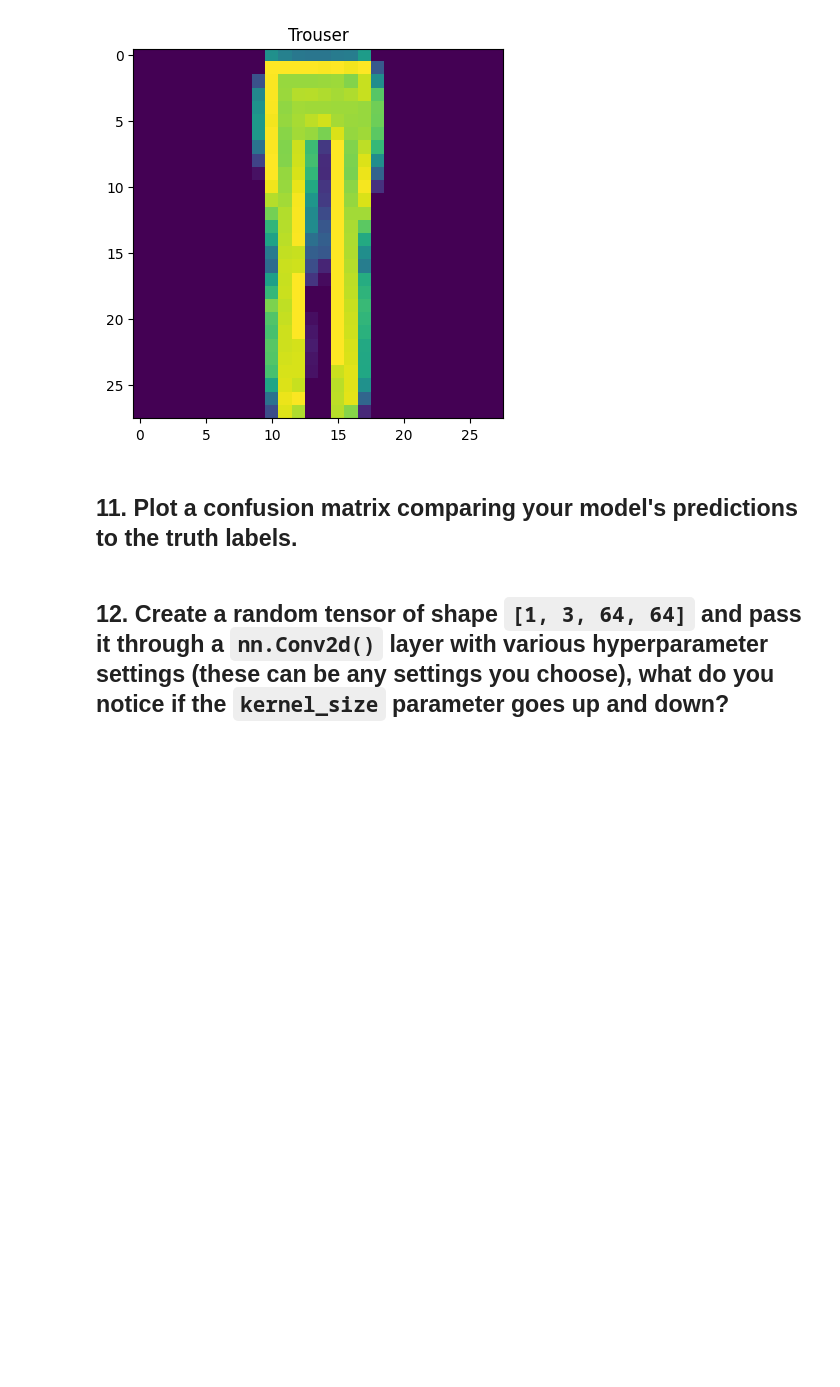
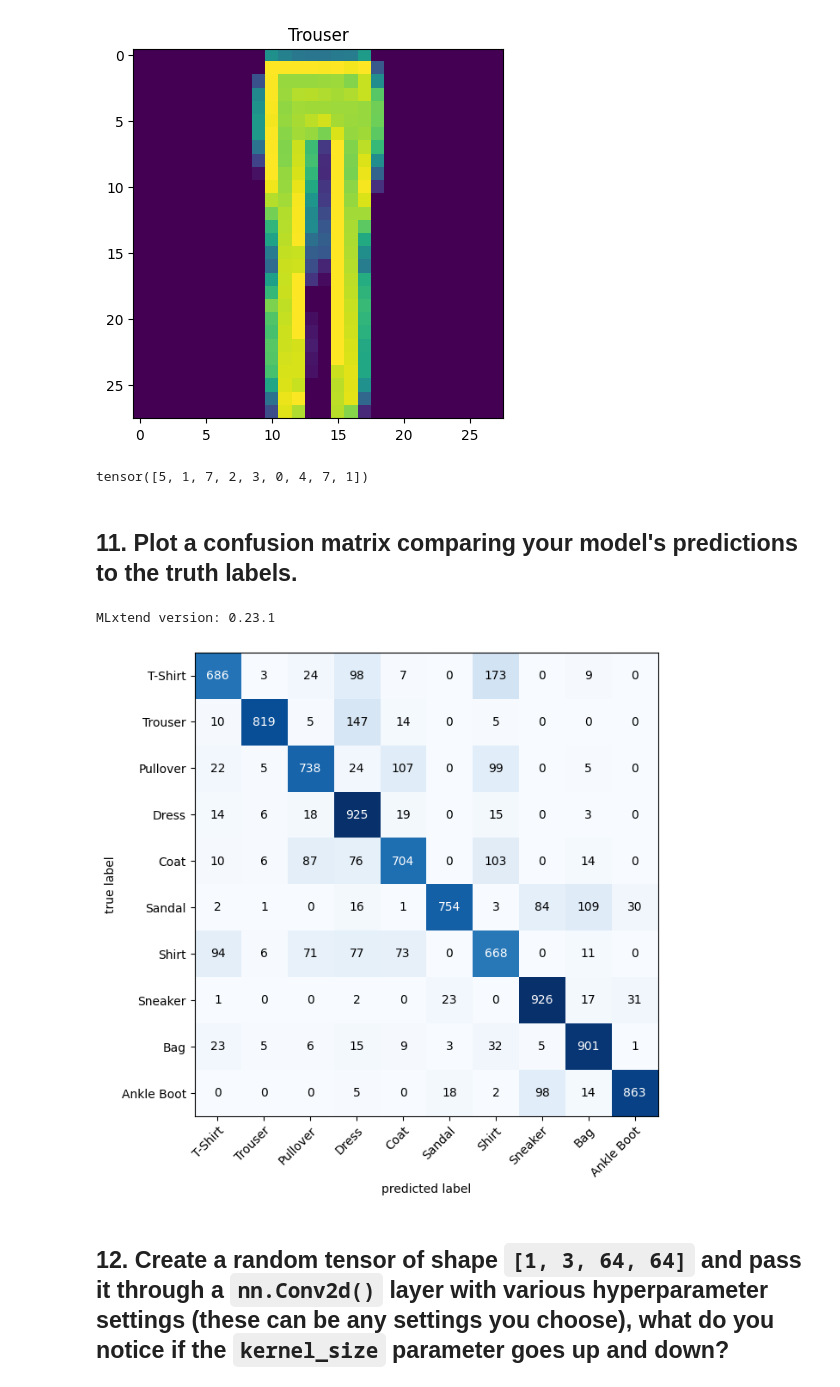
Before and after one commit to AeroEng16/machine-learning-with-python-logistic-regression-3211129, a Jupyter notebook: extras/exercises/03_pytorch_computer_vision_exercises.ipynb, the cells around one changed output. Cells and saved outputs as stored; diff of their text form; code cells hidden in the pictures; blank space fills up the shorter version.

```diff
--- a/extras/exercises/03_pytorch_computer_vision_exercises.ipynb
+++ b/extras/exercises/03_pytorch_computer_vision_exercises.ipynb
@@ -120,7 +137,7 @@ plt.show()
 # %%
 from torch.utils.data import DataLoader
 trainDataLoader = DataLoader(trainingData, batch_size=32,shuffle=True)
-testDataLoader = DataLoader(testData, batch_size=32,shuffle=True)
+testDataLoader = DataLoader(testData, batch_size=32,shuffle=False)
 # %% [markdown]
 
 ## 8. Recreate `model_2` used in notebook 03 (the same model from the [CNN Explainer website](https://poloclub.github.io/cnn-explainer/), also known as TinyVGG) capable of fitting on the MNIST dataset.
@@ -382,7 +407,63 @@ for sample,label in zip(test_samples,test_labels):
 [figure]
 [figure]
 [figure]
+# %%
+# Make predictions across full test dataset
+
+y_preds = []
+model_2.eval()
+with torch.inference_mode():
+  for X,y in tqdm(testDataLoader, desc="Making predictions ..."):
+    # Send data and target to target device
+    X,y = X.to(device), y.to(device)
+    # Do the forward pass
+    y_logit = model_2(X)
+    # Turn predictions from logits into preditction probabilities into pred labels
+    y_pred = torch.softmax(y_logit.squeeze(),dim=0).argmax(dim=1)
+    # Put prediction on cpu
+    y_preds.append(y_pred.to("cpu"))
+# Concatenate list of predictions into tensor
+y_preds_tensor=torch.cat(y_preds)
+len(y_preds_tensor)
+
+pred_probs = make_predictions(model=model_2,
+                              data=test_samples,
+                              device=device)
+
+# Convert prediction probabilities to labels
+
+pred_classes = pred_probs.argmax(dim=1)
+pred_classes
+# %% [output]
+tensor([5, 1, 7, 2, 3, 0, 4, 7, 1])
 # %% [markdown]
 ## 11. Plot a confusion matrix comparing your model's predictions to the truth labels.
+# %%
+try:
+  import torchmetrics, mlextend
+  print(f"mlexetend version: {mlextend.__version__}")
+  assert int(mlxtend.__version__.split(".")[1]>=19, "mlextend version should be 0.19.0 or higher")
+except:
+  !pip install -q torchmetrics -U mlxtend
+  import torchmetrics, mlxtend
+  print(f"MLxtend version: { mlxtend.__version__}")
+# %% [output]
+MLxtend version: 0.23.1
+# %%
+from torchmetrics import ConfusionMatrix
+from mlxtend.plotting import plot_confusion_matrix
+
+confMat = ConfusionMatrix(task="multiclass", num_classes=10)
+confmat_tensor = confMat(y_preds_tensor, testData.targets)
+
+# 3. Plot confusion matrix
+
+fig, ax = plot_confusion_matrix(
+    conf_mat=confmat_tensor.numpy(),  # matplotlib likes working with numpy
+    class_names = list(labels_map.values()),
+    figsize=(10,7)
+)
+# %% [output]
+[figure, added]
 # %% [markdown]
 ## 12. Create a random tensor of shape `[1, 3, 64, 64]` and pass it through a `nn.Conv2d()` layer with various hyperparameter settings (these can be any settings you choose), what do you notice if the `kernel_size` parameter goes up and down?
```
Also changed, not shown: parts of 5 cells of this notebook.
